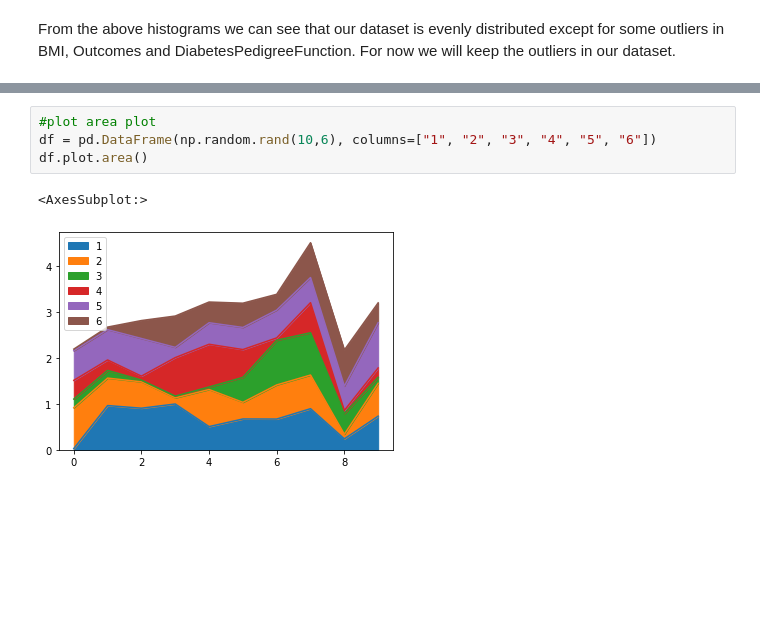
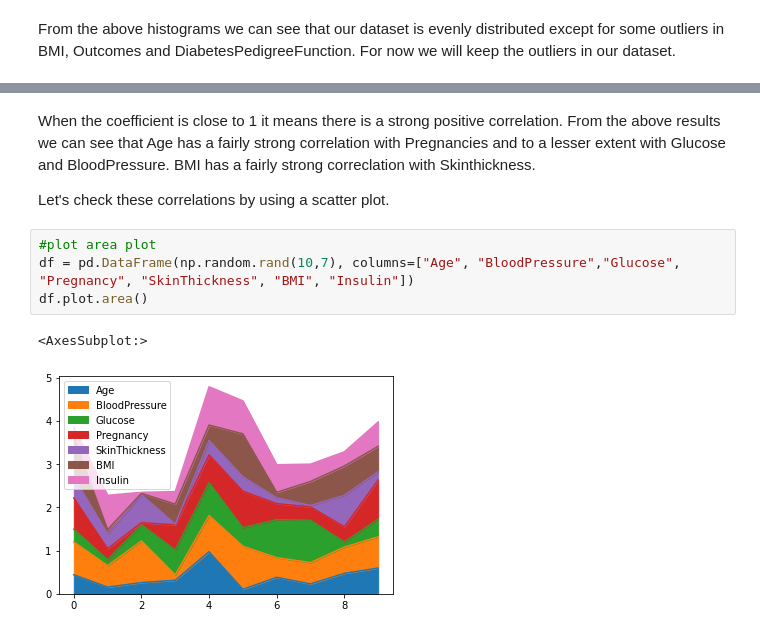
Before and after one commit to rh-aiservices-bu/diabetes-pytorch-model, a Jupyter notebook: 01-eda.ipynb, the cells around one changed output, grey strips where cells are left out. Drawn from its saved outputs; the diff is of its cells as text; blank space fills up the shorter version.

```diff
--- a/01-eda.ipynb
+++ b/01-eda.ipynb
@@ -121,7 +208,11 @@ From the above histograms we can see that our dataset is evenly distributed exce
+# %% [markdown]
+When the coefficient is close to 1 it means there is a strong positive correlation.  From the above results we can see that Age has a fairly strong correlation with Pregnancies and to a lesser extent with Glucose and BloodPressure.  BMI has a fairly strong correclation with Skinthickness.
+
+Let's check these correlations by using a scatter plot.
 # %%
 #plot area plot
-df = pd.DataFrame(np.random.rand(10,6), columns=["1", "2", "3", "4", "5", "6"])
+df = pd.DataFrame(np.random.rand(10,7), columns=["Age", "BloodPressure","Glucose", "Pregnancy", "SkinThickness", "BMI", "Insulin"])
 df.plot.area()
 # %% [output]
 <AxesSubplot:>
-[figure, old version]
+[figure, new version]
```
Also changed, not shown: parts of 15 cells of this notebook, 1 other file.
